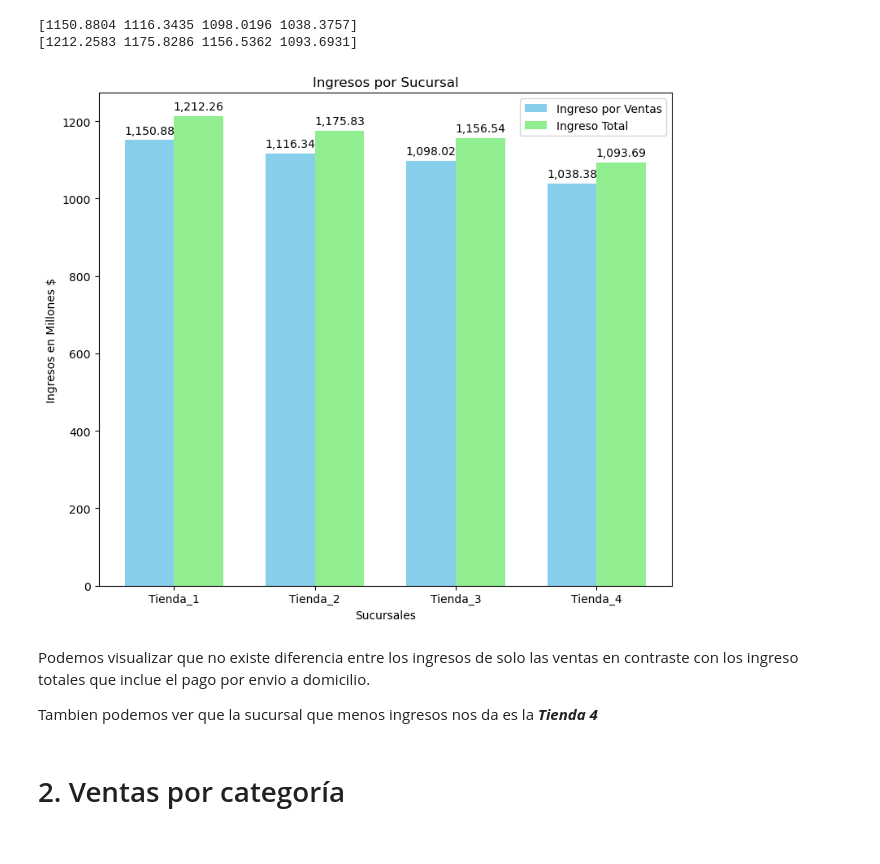
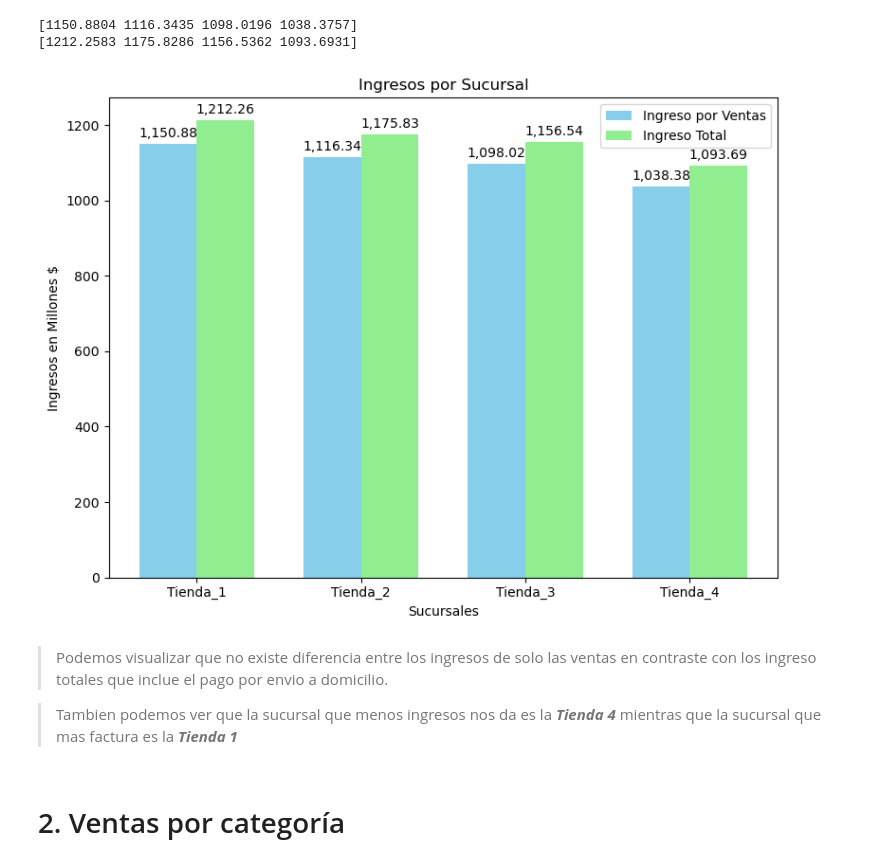
Before and after one commit to Fersh5/alura_store, a Jupyter notebook: AluraStoreLatam.ipynb, the cells around one changed output. Saved outputs shown, nothing was run; the diff lists cells and outputs as text; code cells hidden in the pictures.

```diff
--- a/AluraStoreLatam.ipynb
+++ b/AluraStoreLatam.ipynb
@@ -50,35 +51,35 @@ print(ingreso_total)
 # %%
 # Datos
 sucursales = ['Tienda_1','Tienda_2','Tienda_3','Tienda_4']
 
 # Manejo de espacios y tamaño de grafica
 x = np.arange(len(sucursales)) # Posiciones para las tiendas
 ancho =.35
-fig, ax = plt.subplots(figsize=(8,7))
+fig, ax = plt.subplots(figsize=(8,6))
 
 # Barras
 ax.bar(x-(ancho/2),ingreso_ventas,width=ancho,label='Ingreso por Ventas', color='skyblue')
 ax.bar(x+(ancho/2),ingreso_total,width=ancho,label='Ingreso Total',color='lightgreen')
 
 # Etiquetas y títulos
 ax.set_xlabel('Sucursales')
 ax.set_ylabel('Ingresos en Millones $')
 ax.set_title('Ingresos por Sucursal')
 ax.set_xticks(x)
 ax.set_xticklabels(sucursales)
 ax.legend()
 
 for i in range(len(sucursales)):
     ax.text(x[i] - ancho/2, ingreso_ventas[i] + 10, f'{ingreso_ventas[i]:,.2f}', ha='center', va='bottom')
     ax.text(x[i] + ancho/2, ingreso_total[i] + 10, f'{ingreso_total[i]:,.2f}', ha='center', va='bottom')
 
 plt.tight_layout()
 plt.show()
 # %% [output]
-[figure, old version]
+[figure, new version]
 # %% [markdown]
-Podemos visualizar que no existe diferencia entre los ingresos de solo las ventas en contraste con los ingreso totales que inclue el pago por envio a domicilio.
+>Podemos visualizar que no existe diferencia entre los ingresos de solo las ventas en contraste con los ingreso totales que inclue el pago por envio a domicilio.
 
-Tambien podemos ver que la sucursal que menos ingresos nos da es la ***Tienda 4***
+>Tambien podemos ver que la sucursal que menos ingresos nos da es la ***Tienda 4*** mientras que la sucursal que mas factura es la ***Tienda 1***
 # %% [markdown]
 # 2. Ventas por categoría
```
Also changed, not shown: parts of 4 cells of this notebook.
